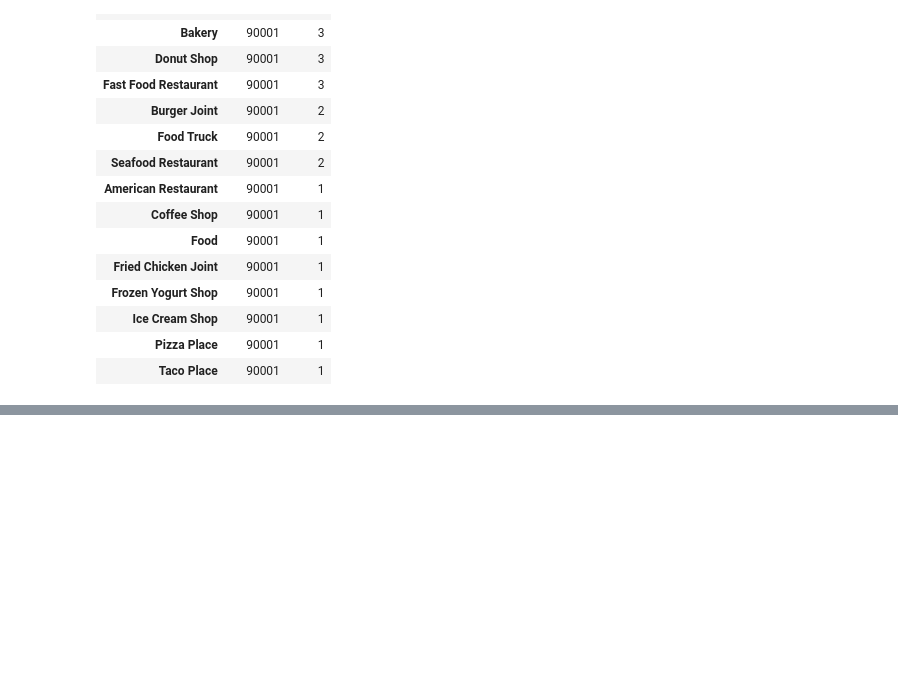
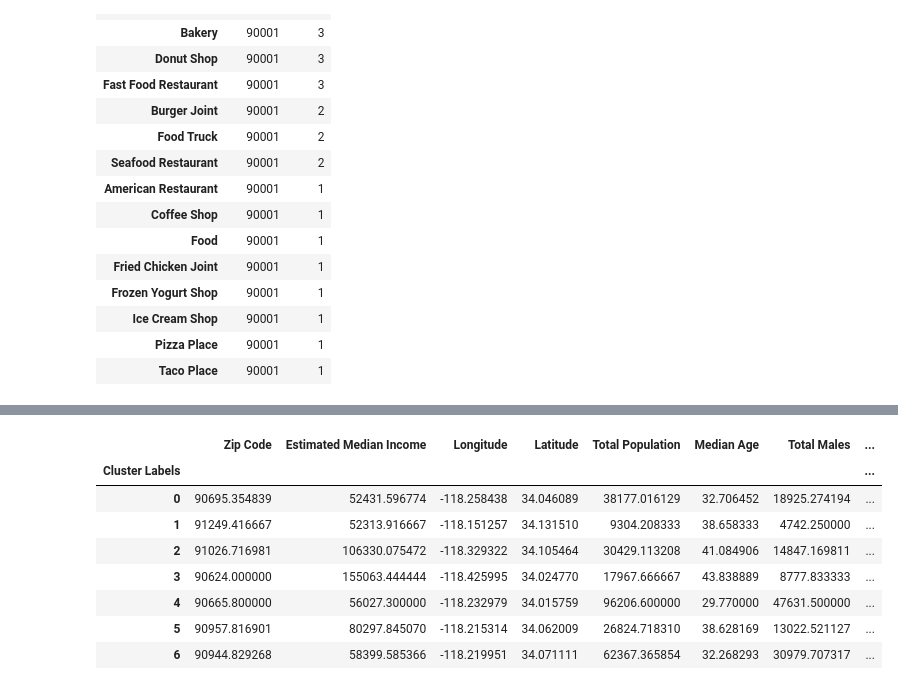
Before and after one commit to Elydora/Coursera_Capstone, a Jupyter notebook: Project/initial_exploration.ipynb, the cells around one changed output, grey strips where cells are left out. Cells and saved outputs as stored; diff of their text form; code cells hidden in the pictures; blank space fills up the shorter version.

```diff
--- a/Project/initial_exploration.ipynb
+++ b/Project/initial_exploration.ipynb
@@ -241,0 +358,13 @@ df_sorted
+# %%
+mean_df = prepared_ds.groupby('Cluster Labels').mean()
+mean_df.head(10)
+# %% [output]
+|  | Zip Code | Estimated Median Income | Longitude | Latitude | Total Population | Median Age | Total Males | ... |
+| Cluster Labels |  |  |  |  |  |  |  | ... |
+| 0 | 90695.354839 | 52431.596774 | -118.258438 | 34.046089 | 38177.016129 | 32.706452 | 18925.274194 | ... |
+| 1 | 91249.416667 | 52313.916667 | -118.151257 | 34.131510 | 9304.208333 | 38.658333 | 4742.250000 | ... |
+| 2 | 91026.716981 | 106330.075472 | -118.329322 | 34.105464 | 30429.113208 | 41.084906 | 14847.169811 | ... |
+| 3 | 90624.000000 | 155063.444444 | -118.425995 | 34.024770 | 17967.666667 | 43.838889 | 8777.833333 | ... |
+| 4 | 90665.800000 | 56027.300000 | -118.232979 | 34.015759 | 96206.600000 | 29.770000 | 47631.500000 | ... |
+| 5 | 90957.816901 | 80297.845070 | -118.215314 | 34.062009 | 26824.718310 | 38.628169 | 13022.521127 | ... |
+| 6 | 90944.829268 | 58399.585366 | -118.219951 | 34.071111 | 62367.365854 | 32.268293 | 30979.707317 | ... |
```
Also changed, not shown: parts of 10 cells of this notebook, 3 other files.
